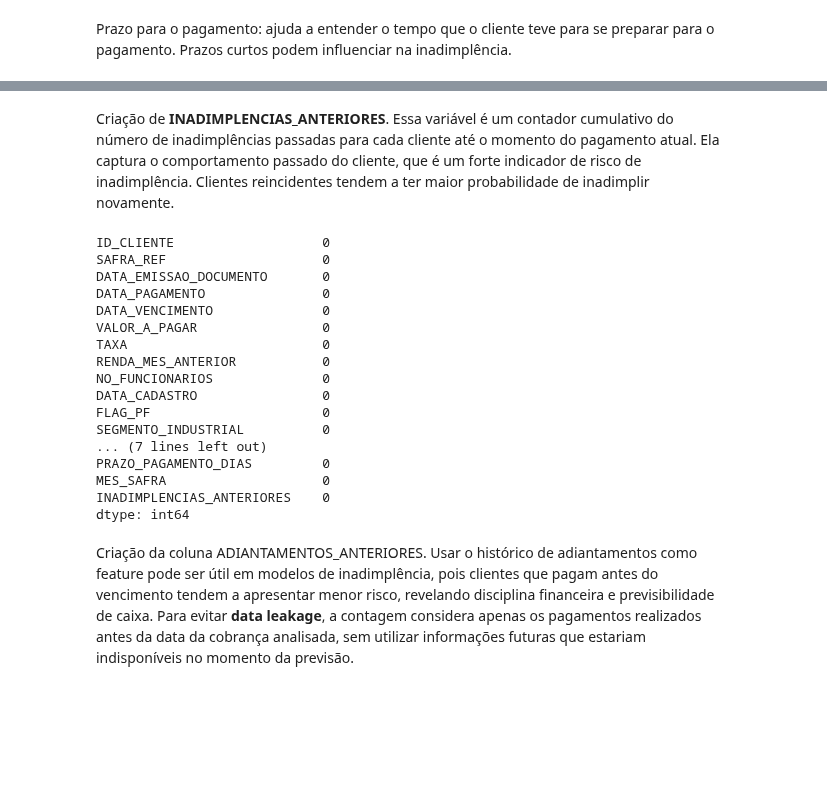
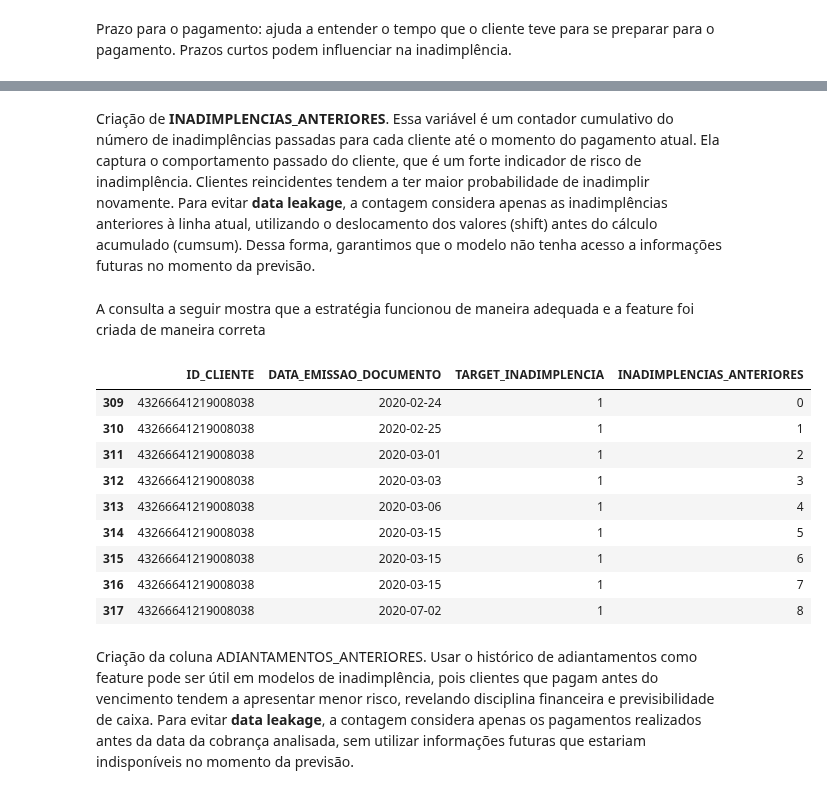
Before and after one commit to mmdes/default-risk-analysis, a Jupyter notebook: notebooks/feature_engineering.ipynb, the cells around one changed output, grey strips where cells are left out. Drawn from its saved outputs; the diff is of its cells as text; code cells hidden in the pictures; blank space fills up the shorter version.

```diff
--- a/notebooks/feature_engineering.ipynb
+++ b/notebooks/feature_engineering.ipynb
@@ -63,5 +86,5 @@ Mês da SAFRA_REF: capta padrões sazonais (ex: pode haver mais inadimplência n
 # %%
 merged_dataset['MES_SAFRA'] = merged_dataset['SAFRA_REF'].dt.month
 # %% [markdown]
-Criação de **INADIMPLENCIAS_ANTERIORES**. Essa variável é um contador cumulativo do número de inadimplências passadas para cada cliente até o momento do pagamento atual. Ela captura o comportamento passado do cliente, que é um forte indicador de risco de inadimplência. Clientes reincidentes tendem a ter maior probabilidade de inadimplir novamente.
+ Criação de **INADIMPLENCIAS\_ANTERIORES**. Essa variável é um contador cumulativo do número de inadimplências passadas para cada cliente até o momento do pagamento atual. Ela captura o comportamento passado do cliente, que é um forte indicador de risco de inadimplência. Clientes reincidentes tendem a ter maior probabilidade de inadimplir novamente. Para evitar **data leakage**, a contagem considera apenas as inadimplências anteriores à linha atual, utilizando o deslocamento dos valores (shift) antes do cálculo acumulado (cumsum). Dessa forma, garantimos que o modelo não tenha acesso a informações futuras no momento da previsão.
 # %%
@@ -80,23 +104,18 @@ merged_dataset['INADIMPLENCIAS_ANTERIORES'] = (
-# %%
-merged_dataset.isnull().sum()
-# %% [output]
-ID_CLIENTE                   0
-SAFRA_REF                    0
-DATA_EMISSAO_DOCUMENTO       0
-DATA_PAGAMENTO               0
-DATA_VENCIMENTO              0
-VALOR_A_PAGAR                0
-TAXA                         0
-RENDA_MES_ANTERIOR           0
-NO_FUNCIONARIOS              0
-DATA_CADASTRO                0
-FLAG_PF                      0
-SEGMENTO_INDUSTRIAL          0
-... (7 lines left out)
-PRAZO_PAGAMENTO_DIAS         0
-MES_SAFRA                    0
-INADIMPLENCIAS_ANTERIORES    0
-dtype: int64
+# %% [markdown]
+A consulta a seguir mostra que a estratégia funcionou de maneira adequada e a feature foi criada de maneira correta
+# %%
+merged_dataset[merged_dataset['ID_CLIENTE']==43266641219008038][['ID_CLIENTE', 'DATA_EMISSAO_DOCUMENTO', 'TARGET_INADIMPLENCIA', 'INADIMPLENCIAS_ANTERIORES']]
+# %% [output]
+|  | ID_CLIENTE | DATA_EMISSAO_DOCUMENTO | TARGET_INADIMPLENCIA | INADIMPLENCIAS_ANTERIORES |
+| 309 | 43266641219008038 | 2020-02-24 | 1 | 0 |
+| 310 | 43266641219008038 | 2020-02-25 | 1 | 1 |
+| 311 | 43266641219008038 | 2020-03-01 | 1 | 2 |
+| 312 | 43266641219008038 | 2020-03-03 | 1 | 3 |
+| 313 | 43266641219008038 | 2020-03-06 | 1 | 4 |
+| 314 | 43266641219008038 | 2020-03-15 | 1 | 5 |
+| 315 | 43266641219008038 | 2020-03-15 | 1 | 6 |
+| 316 | 43266641219008038 | 2020-03-15 | 1 | 7 |
+| 317 | 43266641219008038 | 2020-07-02 | 1 | 8 |
 # %% [markdown]
 Criação da coluna ADIANTAMENTOS_ANTERIORES. Usar o histórico de adiantamentos como feature pode ser útil em modelos de inadimplência, pois clientes que pagam antes do vencimento tendem a apresentar menor risco, revelando disciplina financeira e previsibilidade de caixa. Para evitar **data leakage**, a contagem considera apenas os pagamentos realizados antes da data da cobrança analisada, sem utilizar informações futuras que estariam indisponíveis no momento da previsão.
 # %%
```
Also changed, not shown: parts of 11 cells of this notebook.
